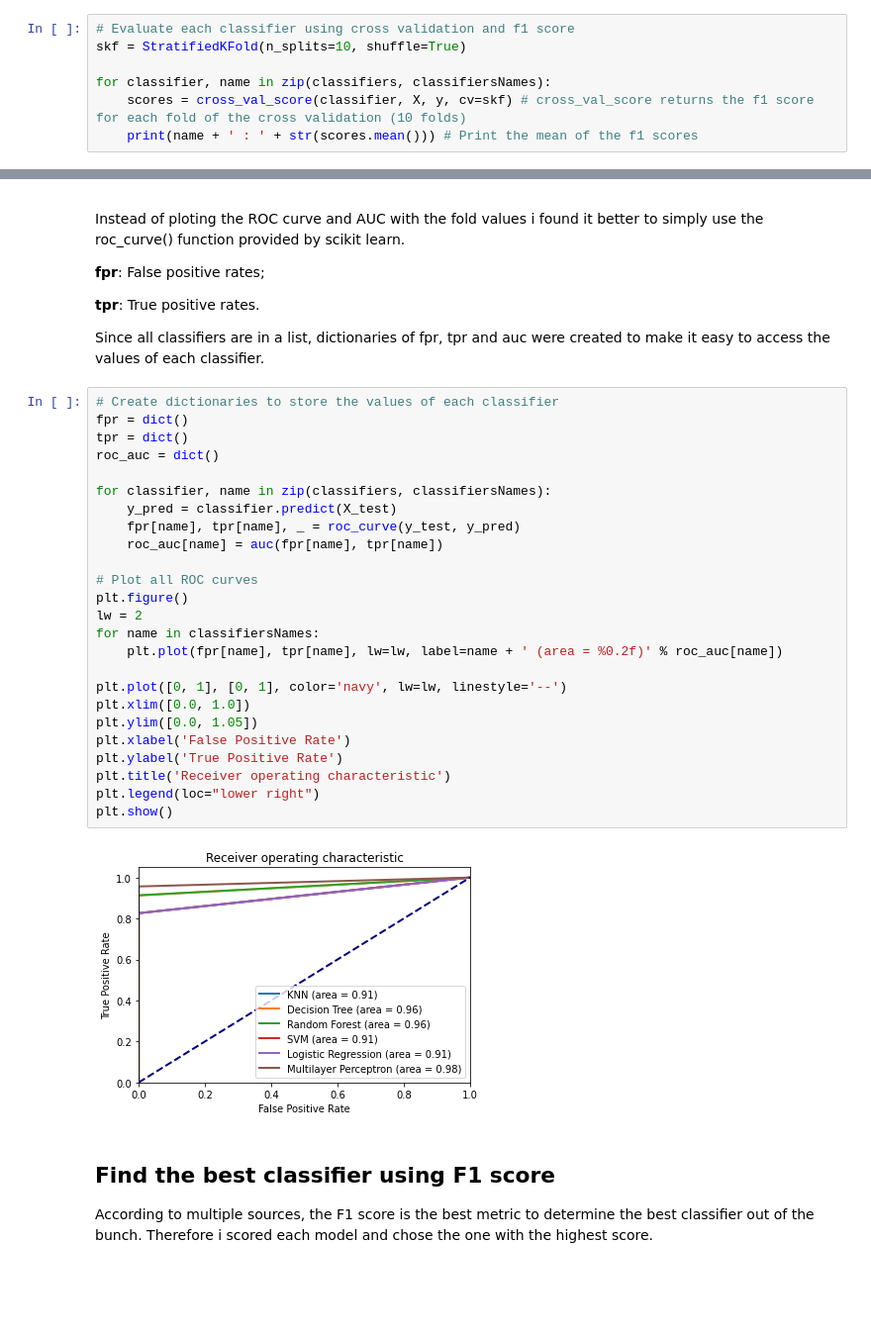
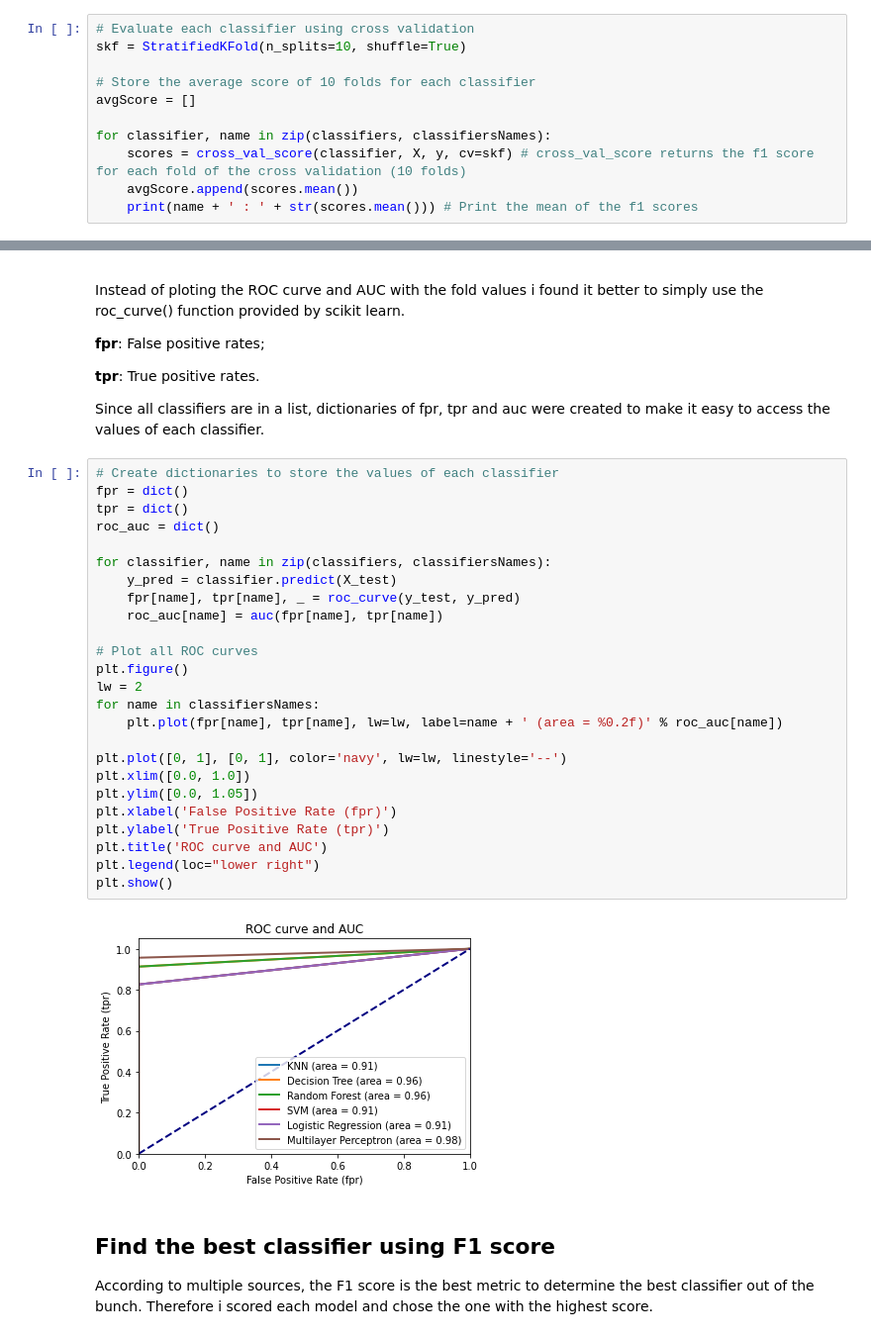
Before and after one commit to angelomorgado/apis-bee-classification, a Jupyter notebook: Projeto_Individual_m12306.ipynb, the cells around one changed output, grey strips where cells are left out. Shown at 99% size. Cells and saved outputs as stored; diff of their text form; blank space fills up the shorter version.

```diff
--- a/Projeto_Individual_m12306.ipynb
+++ b/Projeto_Individual_m12306.ipynb
@@ -104,10 +104,14 @@ for classifier in classifiers:
 
 StratifiedKFold evaluation with 10 folds and shuffle.
 # %%
-# Evaluate each classifier using cross validation and f1 score
+# Evaluate each classifier using cross validation
 skf = StratifiedKFold(n_splits=10, shuffle=True)
+
+# Store the average score of 10 folds for each classifier
+avgScore = []
 
 for classifier, name in zip(classifiers, classifiersNames):
     scores = cross_val_score(classifier, X, y, cv=skf) # cross_val_score returns the f1 score for each fold of the cross validation (10 folds)
+    avgScore.append(scores.mean())
     print(name + ' : ' + str(scores.mean())) # Print the mean of the f1 scores
 # %% [output]
@@ -130,30 +145,30 @@ Since all classifiers are in a list, dictionaries of fpr, tpr and auc were creat
 # %%
 # Create dictionaries to store the values of each classifier
 fpr = dict()
 tpr = dict()
 roc_auc = dict()
 
 for classifier, name in zip(classifiers, classifiersNames):
     y_pred = classifier.predict(X_test)
     fpr[name], tpr[name], _ = roc_curve(y_test, y_pred)
     roc_auc[name] = auc(fpr[name], tpr[name])
 
 # Plot all ROC curves
 plt.figure()
 lw = 2
 for name in classifiersNames:
     plt.plot(fpr[name], tpr[name], lw=lw, label=name + ' (area = %0.2f)' % roc_auc[name])
 
 plt.plot([0, 1], [0, 1], color='navy', lw=lw, linestyle='--')
 plt.xlim([0.0, 1.0])
 plt.ylim([0.0, 1.05])
-plt.xlabel('False Positive Rate')
-plt.ylabel('True Positive Rate')
-plt.title('Receiver operating characteristic')
+plt.xlabel('False Positive Rate (fpr)')
+plt.ylabel('True Positive Rate (tpr)')
+plt.title('ROC curve and AUC')
 plt.legend(loc="lower right")
 plt.show()
 # %% [output]
-[figure, old version]
+[figure, new version]
 # %% [markdown]
 ## Find the best classifier using F1 score
 
```
Also changed, not shown: parts of 6 cells of this notebook, 1 other file.
